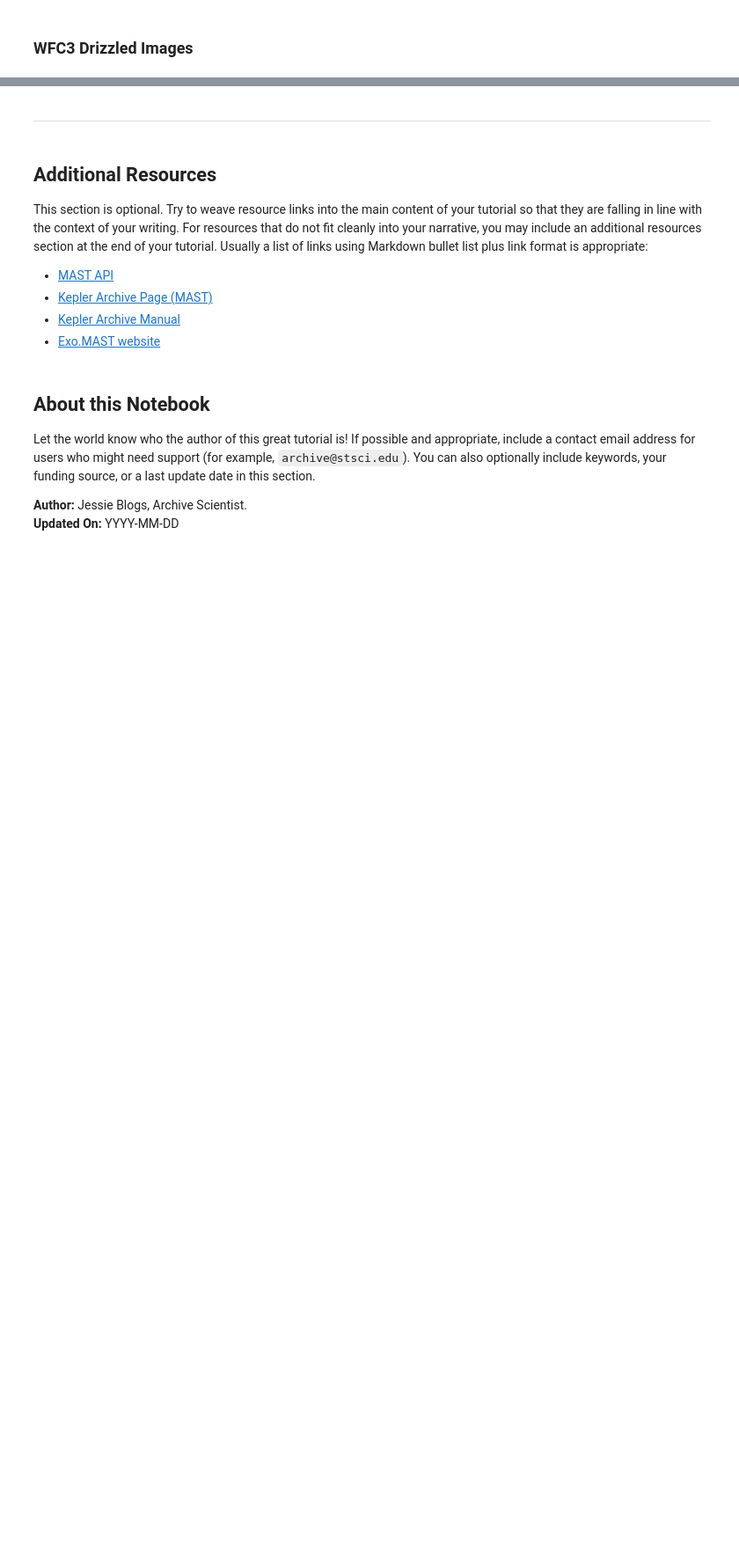
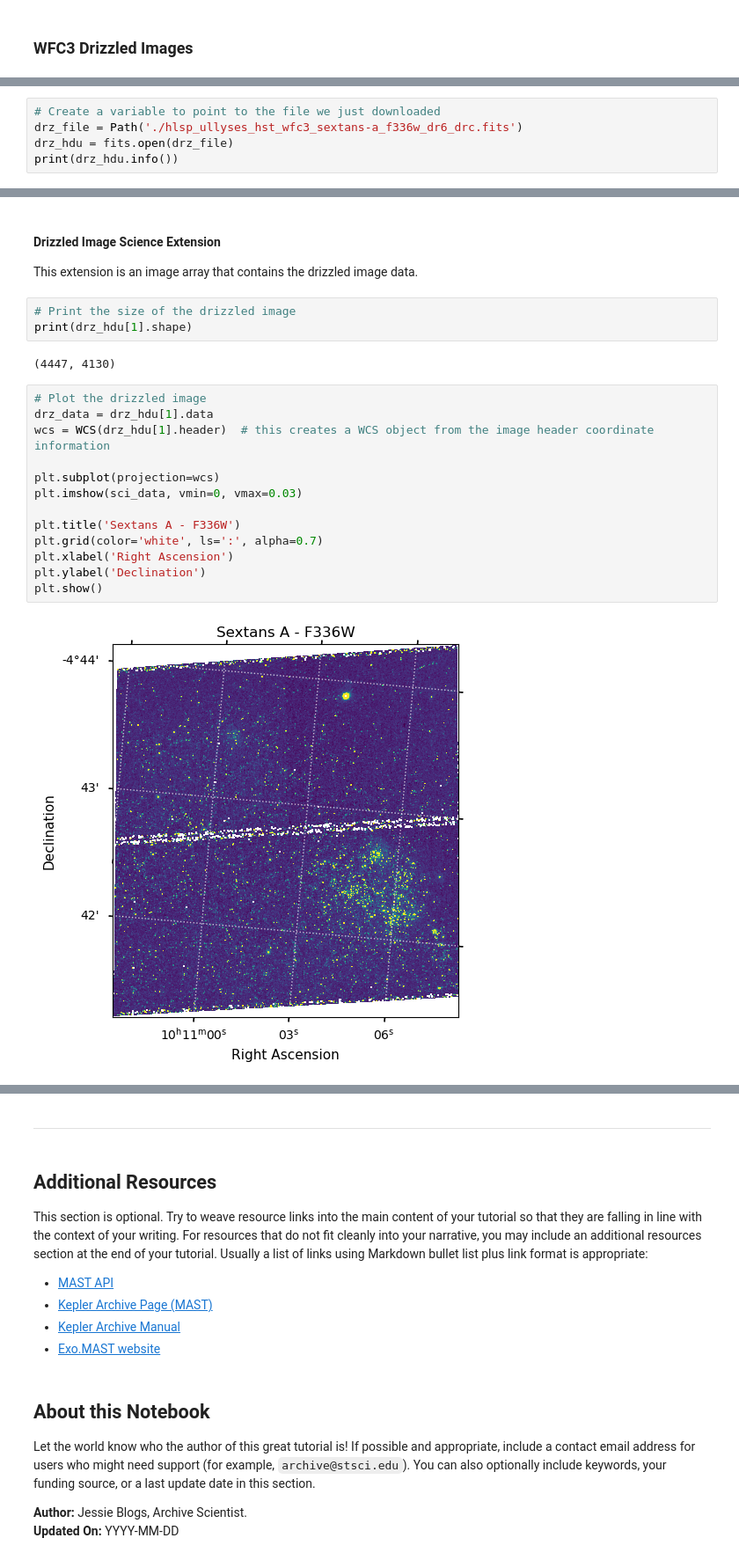
Before and after one commit to emsnyder/ullyses-fork, a Jupyter notebook: notebooks/ullyses-walkthrough.ipynb, the cells around one changed output, grey strips where cells are left out. Shown at 88% size. Cells and saved outputs as stored; diff of their text form; blank space fills up the shorter version.

```diff
--- a/notebooks/ullyses-walkthrough.ipynb
+++ b/notebooks/ullyses-walkthrough.ipynb
@@ -238,0 +479,5 @@ Drizzled and weight images are stored in two IMAGEHDU extensions, and PROVENANCE
+# %%
+# Create a variable to point to the file we just downloaded
+drz_file = Path('./hlsp_ullyses_hst_wfc3_sextans-a_f336w_dr6_drc.fits')
+drz_hdu = fits.open(drz_file)
+print(drz_hdu.info())
@@ -238,0 +501,24 @@ Drizzled and weight images are stored in two IMAGEHDU extensions, and PROVENANCE
+# %% [markdown]
+#### Drizzled Image Science Extension
+
+This extension is an image array that contains the drizzled image data.
+# %%
+# Print the size of the drizzled image
+print(drz_hdu[1].shape)
+# %% [output]
+(4447, 4130)
+# %%
+# Plot the drizzled image
+drz_data = drz_hdu[1].data
+wcs = WCS(drz_hdu[1].header)  # this creates a WCS object from the image header coordinate information
+
+plt.subplot(projection=wcs)
+plt.imshow(sci_data, vmin=0, vmax=0.03)
+
+plt.title('Sextans A - F336W')
+plt.grid(color='white', ls=':', alpha=0.7)
+plt.xlabel('Right Ascension')
+plt.ylabel('Declination')
+plt.show()
+# %% [output]
+[figure, added]
```
Also changed, not shown: parts of 41 cells of this notebook.
